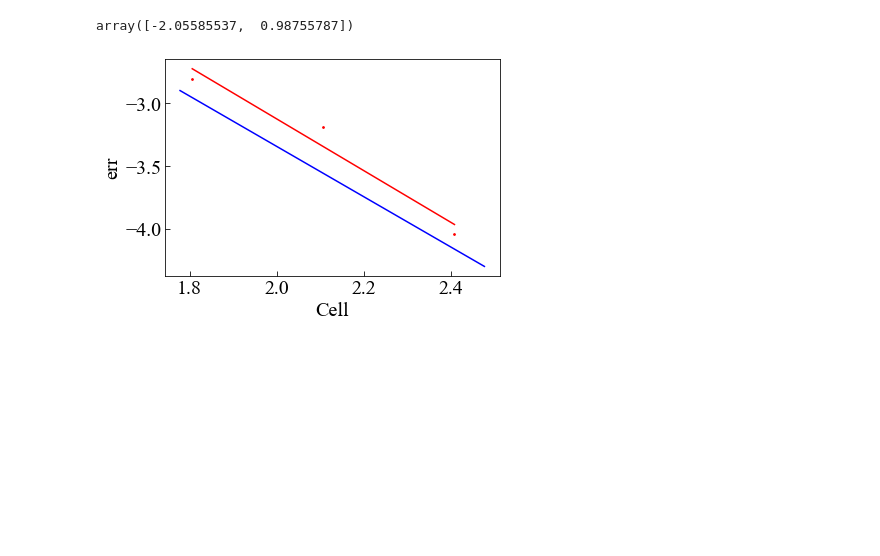
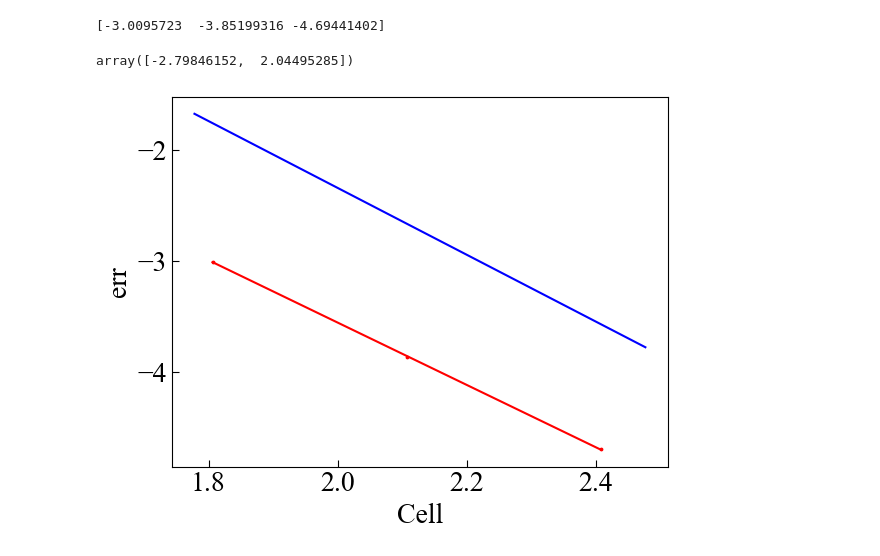
Before and after one commit to maedarn/code_tohoku, a Jupyter notebook: py/err-LSM.ipynb, the cells around one changed output. Saved outputs shown, nothing was run; the diff lists cells and outputs as text; code cells hidden in the pictures; blank space fills up the shorter version.

```diff
--- a/py/err-LSM.ipynb
+++ b/py/err-LSM.ipynb
@@ -47,13 +47,17 @@ msh=[0] * 3
 #k20err[2]=2.804053656291216612e-04
 #k20err[3]=1.238898548763245344e-04
 
-k20err[0]=1.571042230352759361e-03
-k20err[1]=6.481706514023244381e-04
-k20err[2]=9.087398939300328493e-05
-
 #k20err[0]=1.702184206806123257e-03
 #k20err[1]=7.749282522127032280e-04
 #k20err[2]=2.593076787889003754e-04
+
+#k20err[0]=1.571042230352759361e-03
+#k20err[1]=6.481706514023244381e-04
+#k20err[2]=9.087398939300328493e-05
+
+k20err[0]=0.000984432346417993     #0.0009844323464179932
+k20err[1]=0.00013883229113963324 #0.00013883229113963326 0.00013883229113963324 #0.00013883229113963326 0.00013883229113963337# 0.00013883229113963343
+k20err[2]=2.0339681962451414e-05 #2.0339681962451407e-05 2.0339681962451414e-05 #2.0339681962451407e-05 2.033968196245101e-05   #2.033968196245099e-05
 
 
 '''
@@ -156,6 +160,7 @@ y_pred_5 = coef_5[0]*lgmsh+ coef_5[1] #フィッティング関数
 
 
 plt.plot(lgmsh,y_pred_20,label="d=1",c='red') #1次式
+print(y_pred_20)
 '''
 plt.plot(lgmsh,y_pred_10,label="d=1") #1次式
 plt.plot(lgmsh,y_pred_50,label="d=1") #1次式
@@ -176,34 +181,35 @@ ax.set_ylabel('err')
 #ax.plot(t, y3, color=c3, label=l3)
 #ax.plot(t, y4, color=c4, label=l4)
 #ax.legend(loc=0)    # 凡例
 #fig.tight_layout()  # レイアウトの設定
 # plt.savefig('hoge.png') # 画像の保存
 #plt.show()
 #plt.xticks(np.arange(0, 60 + 1, 10))
 #plt.yticks(np.arange(0, 20 + 1, 5))
 #p = plt.plot([0.0, 60.0],[10.0, 10.0], "black", linestyle='dashed') # normal way
 #p = plt.plot([0.0, 60.0],[7.6, 7.6], "red", linestyle='dashed') # normal way
 #p = plt.plot([0.0, 60.0],[12.7, 12.7], "blue", linestyle='dashed') # normal way
 
 #x = np.arange(60, 1000, 0.1)
 x = np.arange(60, 300, 0.1)
 x=np.log10(x)
-y = -(x) * 2.0 + 0.65726
+y = -(x) * 3.0 + 3.65726
 plt.plot(x, y ,c='blue')
 
 
 # 保存するPDFファイル名
-pp = PdfPages('/Users/maeda/Desktop/err.pdf')
+pp = PdfPages('/Users/maedarn/Desktop/phierr.pdf')
 # 画像をPDFとして保存する
 pp.savefig(fig, bbox_inches='tight')
 # PDFの保存終了
 pp.close()
 #plt.savefig("R-Vesc.png")
 
 #plt.savefig("R-Vesc.png")
 lgk20err
 
 coef_20
 # %% [output]
-array([-2.05585537,  0.98755787])
+[-3.0095723  -3.85199316 -4.69441402]
+array([-2.79846152,  2.04495285])
-[figure, old version]
+[figure, new version]
```
Also changed, not shown: parts of 2 cells of this notebook, 4 other files.
